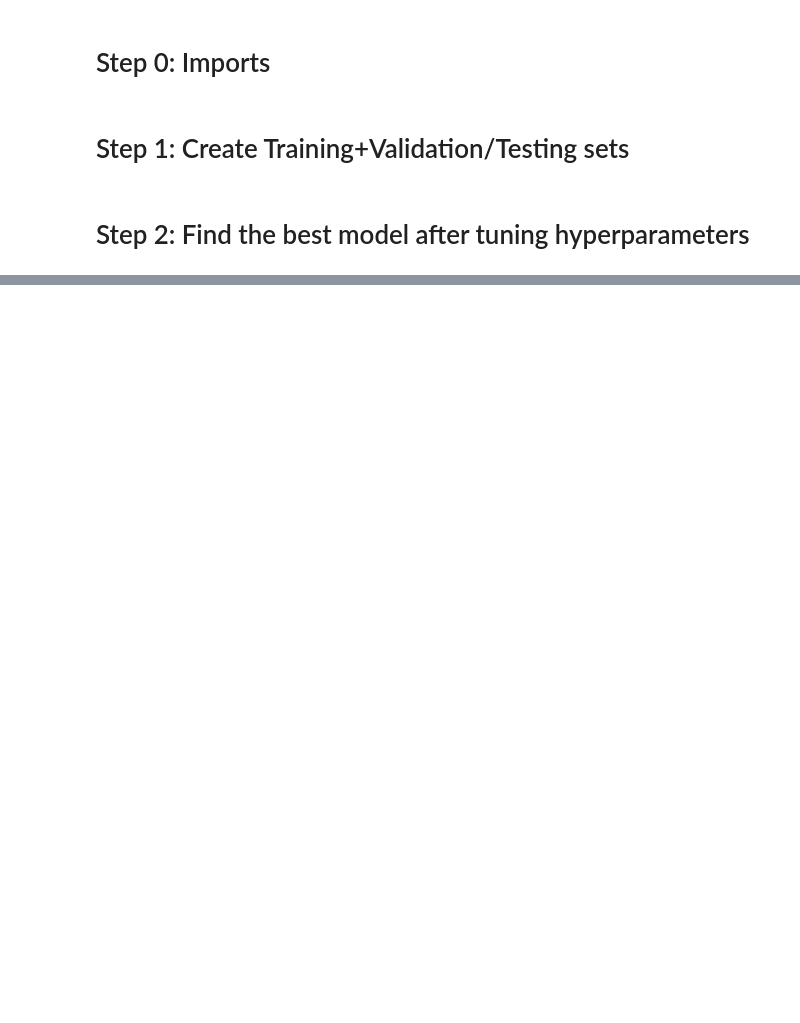
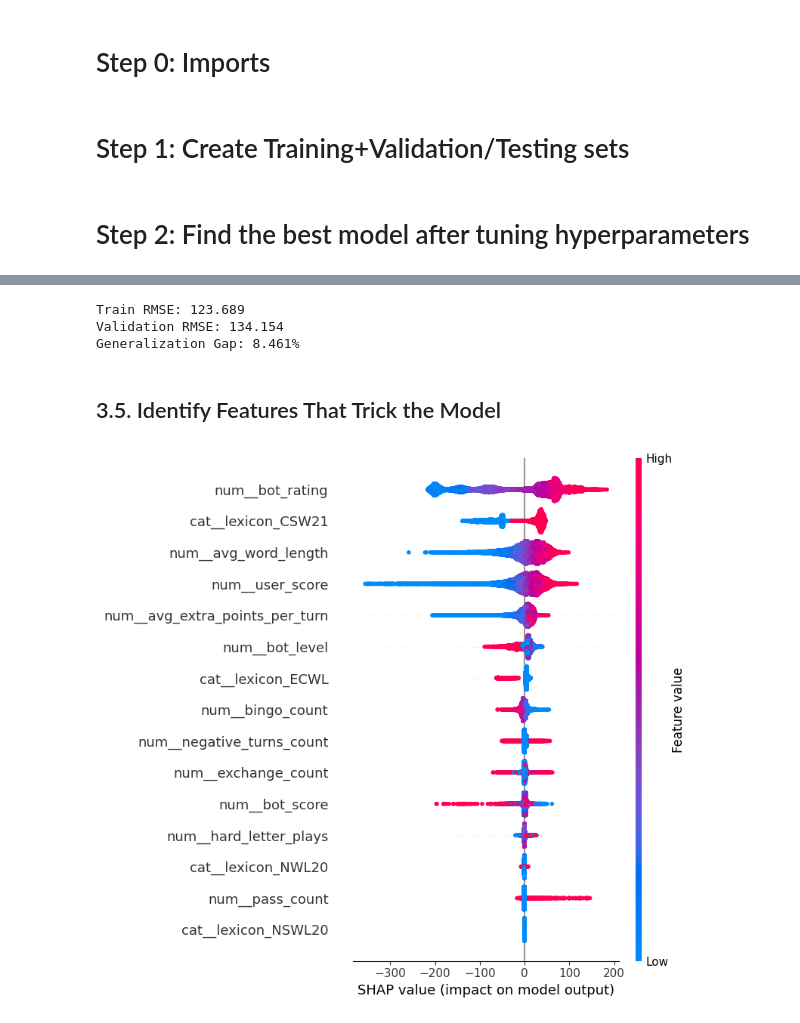
Before and after one commit to OrBenNaim/Scrabble, a Jupyter notebook: jupyter_notebook/Model_and_Pipeline_Development.ipynb, the cells around one changed output, grey strips where cells are left out. Saved outputs shown, nothing was run; the diff lists cells and outputs as text; code cells hidden in the pictures; blank space fills up the shorter version.

```diff
--- a/jupyter_notebook/Model_and_Pipeline_Development.ipynb
+++ b/jupyter_notebook/Model_and_Pipeline_Development.ipynb
@@ -109,0 +192,35 @@ Generalization Gap: 8.461
+# %%
+print(f"Train RMSE: {avg_train_rmse:.3f}")
+print(f"Validation RMSE: {avg_val_rmse:.3f}")
+
+gap = ((avg_val_rmse / avg_train_rmse) - 1) * 100
+print(f"Generalization Gap: {gap:.3f}%")
+# %% [output]
+Train RMSE: 123.689
+Validation RMSE: 134.154
+Generalization Gap: 8.461%
+# %% [markdown]
+## 3.5. Identify Features That Trick the Model
+# %%
+# Step 1: Extract the trained model and transformed data
+model = best_model.named_steps['model']
+X_transformed = best_model.named_steps['preprocessor'].transform(X_train_val)
+
+# Optional: Get feature names for nicer plots
+feature_names = best_model.named_steps['preprocessor'].get_feature_names_out()
+
+# Step 2: Use SHAP with transformed data
+explainer = shap.Explainer(model, X_transformed, feature_names=feature_names)
+shap_values = explainer(X_transformed)
+
+# Step 3: Plot the summary
+shap.summary_plot(shap_values, X_transformed, feature_names=feature_names)
+
+
+# Questions to ask:
+
+# Which features dominate predictions?
+
+# Do high-error samples depend on unusual values for these features?
+# %% [output]
+[figure, added]
```
Also changed, not shown: parts of 10 cells of this notebook, 2 other files.
